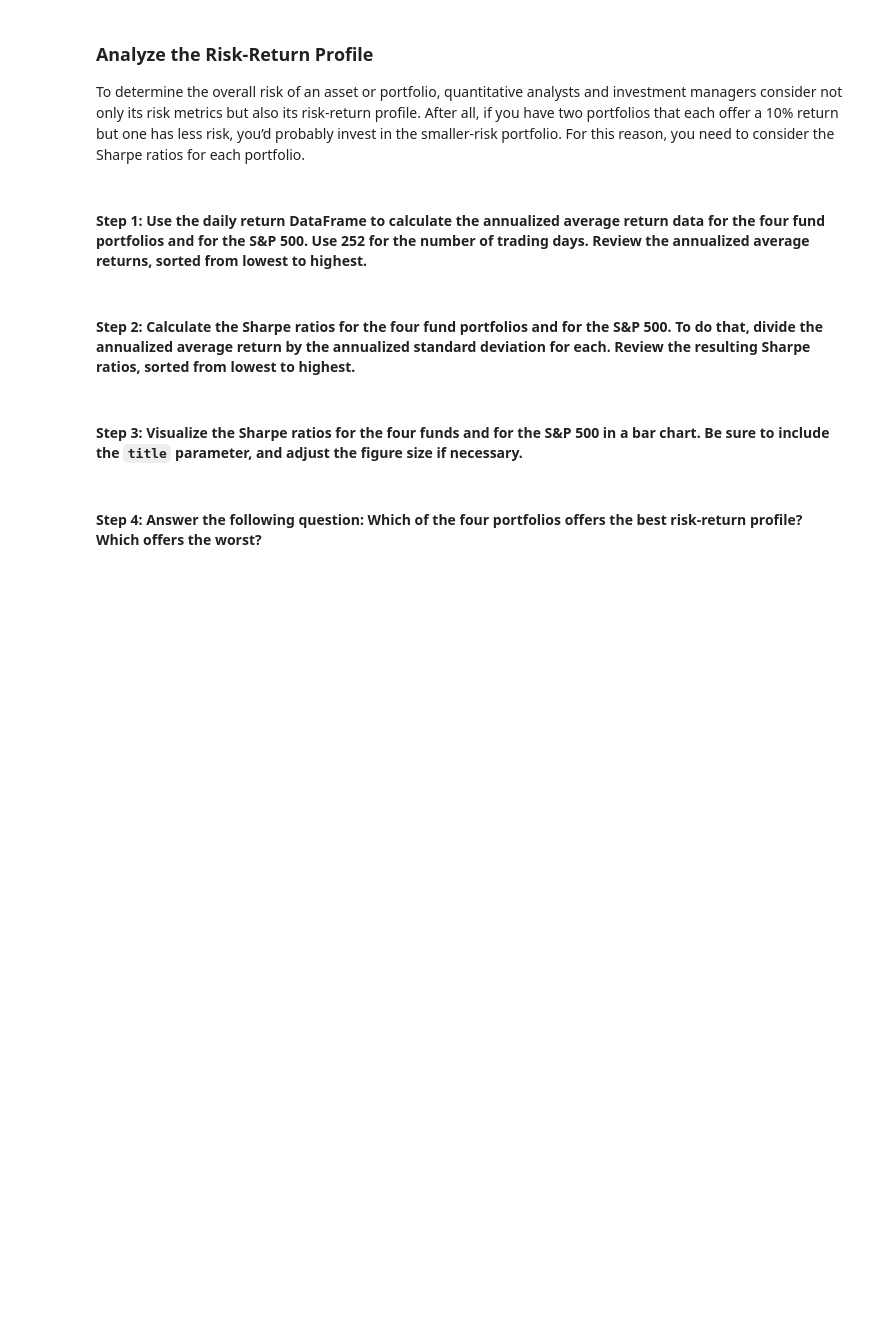
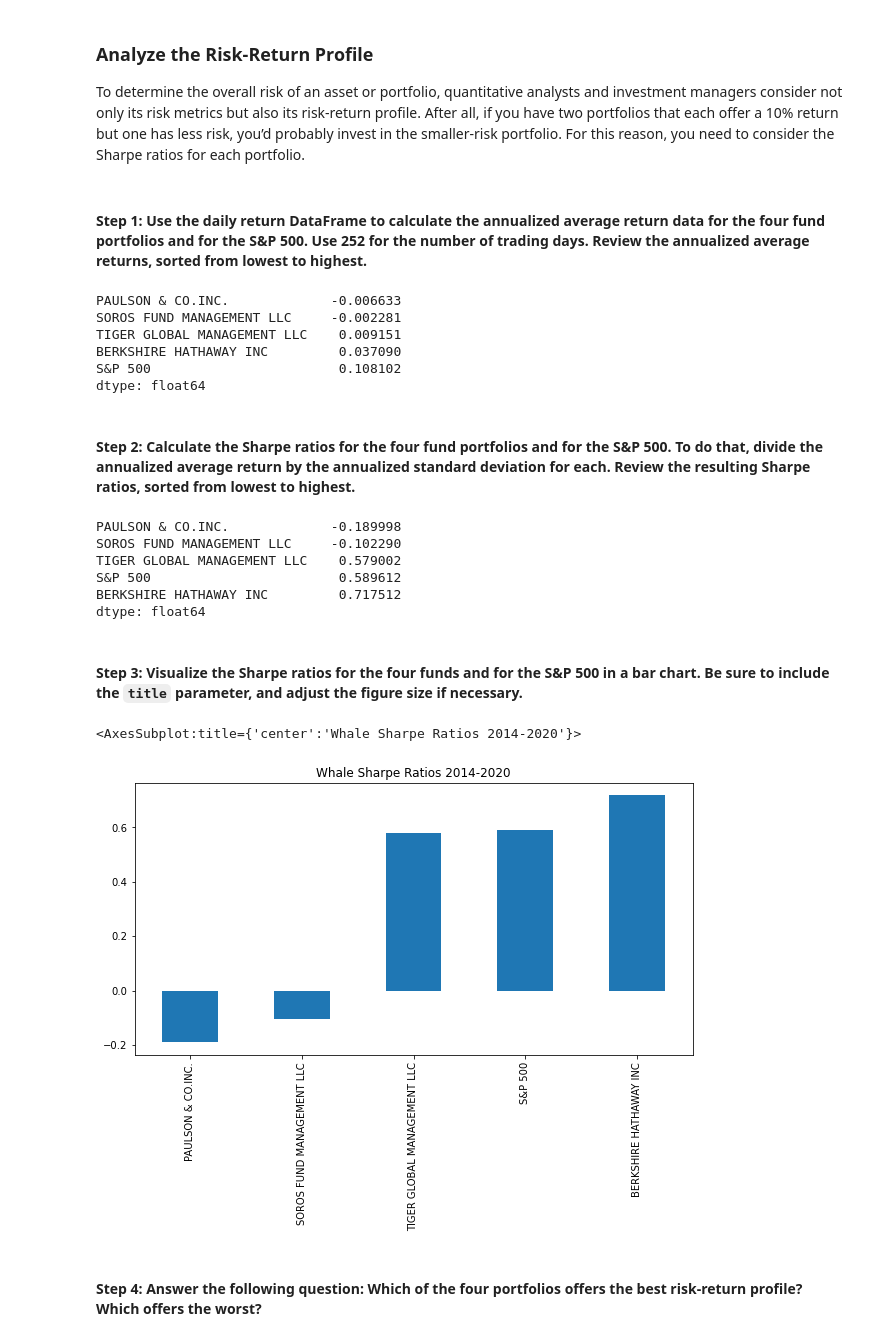
Before and after one commit to n8patterson/portfolio_risk_analysis, a Jupyter notebook: risk_return_analysis.ipynb, the cells around one changed output. Drawn from its saved outputs; the diff is of its cells as text; code cells hidden in the pictures; blank space fills up the shorter version.

Commit message:
Analyze the Risk-Return Profile

```diff
--- a/risk_return_analysis.ipynb
+++ b/risk_return_analysis.ipynb
@@ -434,19 +434,38 @@ To determine the overall risk of an asset or portfolio, quantitative analysts an
 # Calculate the annual average return data for the for fund portfolios and the S&P 500
 # Use 252 as the number of trading days in the year
 # Review the annual average returns sorted from lowest to highest
-# YOUR CODE HERE
+whale_daily_returns_avg_ann = (whale_daily_returns.mean() * trading_days_year).sort_values()
+whale_daily_returns_avg_ann
+# %% [output]
+PAULSON & CO.INC.             -0.006633
+SOROS FUND MANAGEMENT LLC     -0.002281
+TIGER GLOBAL MANAGEMENT LLC    0.009151
+BERKSHIRE HATHAWAY INC         0.037090
+S&P 500                        0.108102
+dtype: float64
 # %% [markdown]
 #### Step 2: Calculate the Sharpe ratios for the four fund portfolios and for the S&P 500. To do that, divide the annualized average return by the annualized standard deviation for each. Review the resulting Sharpe ratios, sorted from lowest to highest.
 # %%
 # Calculate the annualized Sharpe Ratios for each of the 4 portfolios and the S&P 500.
 # Review the Sharpe ratios sorted lowest to highest
-# YOUR CODE HERE
+whale_sharpe_ratio = (whale_daily_returns_avg_ann/whale_std_ann).sort_values()
+display(whale_sharpe_ratio)
+# %% [output]
+PAULSON & CO.INC.             -0.189998
+SOROS FUND MANAGEMENT LLC     -0.102290
+TIGER GLOBAL MANAGEMENT LLC    0.579002
+S&P 500                        0.589612
+BERKSHIRE HATHAWAY INC         0.717512
+dtype: float64
 # %% [markdown]
 #### Step 3: Visualize the Sharpe ratios for the four funds and for the S&P 500 in a bar chart. Be sure to include the `title` parameter, and adjust the figure size if necessary.
 # %%
 # Visualize the Sharpe ratios as a bar chart
 # Include a title parameter and adjust the figure size
-# YOUR CODE HERE
+whale_sharpe_ratio.plot.bar(figsize=(10,5),title="Whale Sharpe Ratios 2014-2020")
+# %% [output]
+<AxesSubplot:title={'center':'Whale Sharpe Ratios 2014-2020'}>
+[figure, added]
 # %% [markdown]
 #### Step 4: Answer the following question: Which of the four portfolios offers the best risk-return profile? Which offers the worst?
 # %% [markdown]
```
Also changed, not shown: parts of 1 cell of this notebook.
